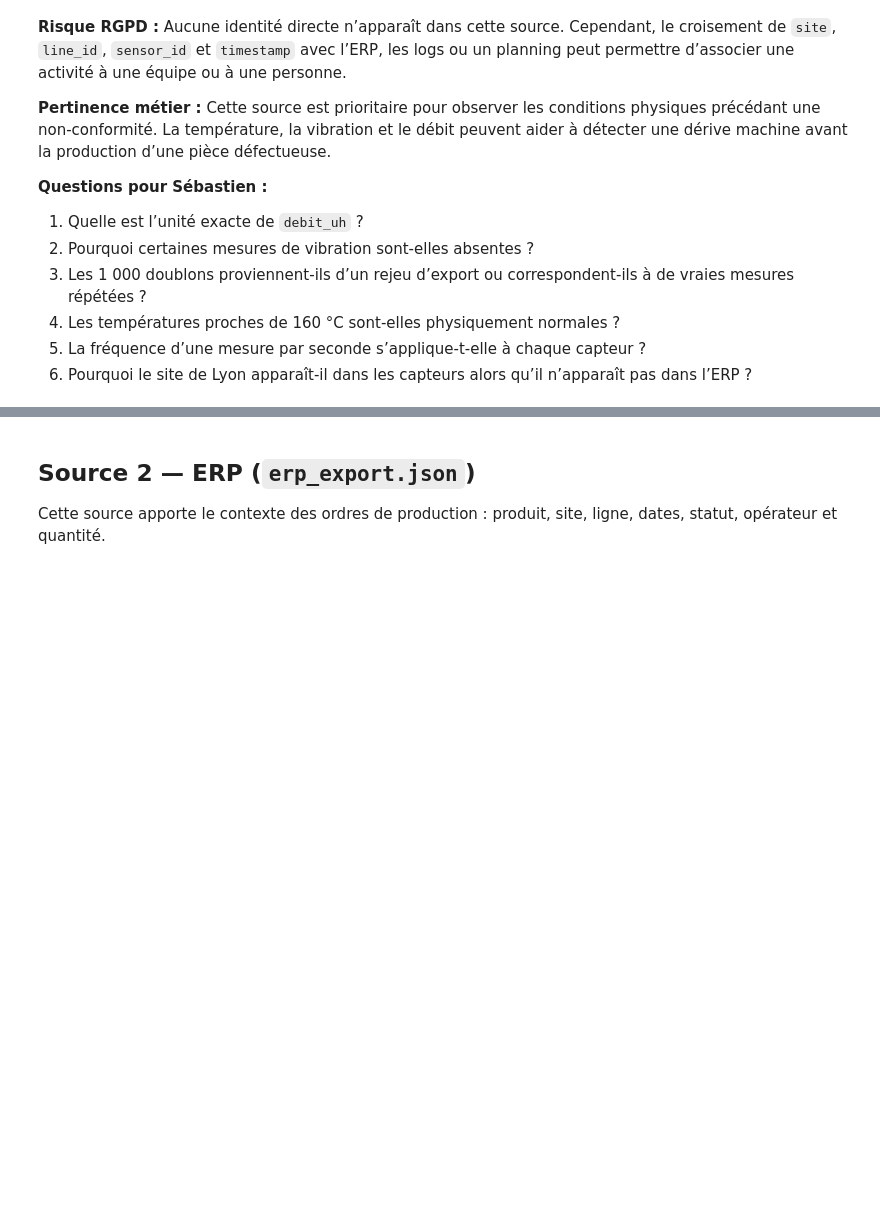
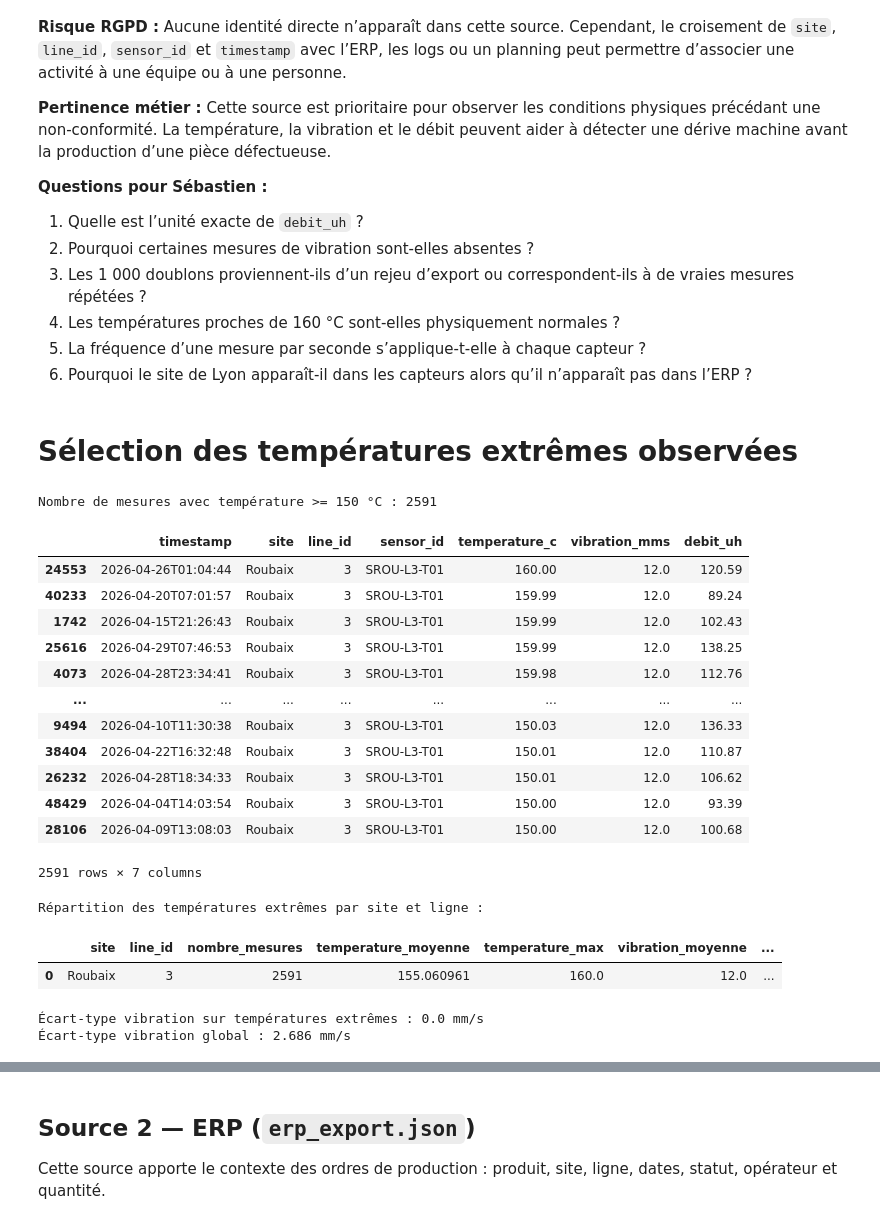
Before and after one commit to Nandodev-id/M3-B1-acerox-fernando, a Jupyter notebook: notebooks/M3-B1_template.ipynb, the cells around one changed output, grey strips where cells are left out. Saved outputs shown, nothing was run; the diff lists cells and outputs as text; code cells hidden in the pictures; blank space fills up the shorter version.

Commit message:
docs(exploration): validate sensor frequency and extreme values

```diff
--- a/notebooks/M3-B1_template.ipynb
+++ b/notebooks/M3-B1_template.ipynb
@@ -194,3 +194,74 @@ Cette source est prioritaire pour observer les conditions physiques précédant
 4. Les températures proches de 160 °C sont-elles physiquement normales ?
 5. La fréquence d’une mesure par seconde s’applique-t-elle à chaque capteur ?
 6. Pourquoi le site de Lyon apparaît-il dans les capteurs alors qu’il n’apparaît pas dans l’ERP ?
+# %% [markdown]
+# Sélection des températures extrêmes observées
+# %%
+extreme_iot = df_iot[df_iot["temperature_c"] >= 150].copy()
+
+print("Nombre de mesures avec température >= 150 °C :", len(extreme_iot))
+
+display(
+    extreme_iot[
+        [
+            "timestamp",
+            "site",
+            "line_id",
+            "sensor_id",
+            "temperature_c",
+            "vibration_mms",
+            "debit_uh",
+        ]
+    ].sort_values("temperature_c", ascending=False)
+)
+# %% [output]
+Nombre de mesures avec température >= 150 °C : 2591
+|  | timestamp | site | line_id | sensor_id | temperature_c | vibration_mms | debit_uh |
+| 24553 | 2026-04-26T01:04:44 | Roubaix | 3 | SROU-L3-T01 | 160.00 | 12.0 | 120.59 |
+| 40233 | 2026-04-20T07:01:57 | Roubaix | 3 | SROU-L3-T01 | 159.99 | 12.0 | 89.24 |
+| 1742 | 2026-04-15T21:26:43 | Roubaix | 3 | SROU-L3-T01 | 159.99 | 12.0 | 102.43 |
+| 25616 | 2026-04-29T07:46:53 | Roubaix | 3 | SROU-L3-T01 | 159.99 | 12.0 | 138.25 |
+| 4073 | 2026-04-28T23:34:41 | Roubaix | 3 | SROU-L3-T01 | 159.98 | 12.0 | 112.76 |
+| ... | ... | ... | ... | ... | ... | ... | ... |
+| 9494 | 2026-04-10T11:30:38 | Roubaix | 3 | SROU-L3-T01 | 150.03 | 12.0 | 136.33 |
+| 38404 | 2026-04-22T16:32:48 | Roubaix | 3 | SROU-L3-T01 | 150.01 | 12.0 | 110.87 |
+| 26232 | 2026-04-28T18:34:33 | Roubaix | 3 | SROU-L3-T01 | 150.01 | 12.0 | 106.62 |
+| 48429 | 2026-04-04T14:03:54 | Roubaix | 3 | SROU-L3-T01 | 150.00 | 12.0 | 93.39 |
+| 28106 | 2026-04-09T13:08:03 | Roubaix | 3 | SROU-L3-T01 | 150.00 | 12.0 | 100.68 |
+2591 rows × 7 columns
+# %%
+print("Répartition des températures extrêmes par site et ligne :")
+
+display(
+    extreme_iot.groupby(["site", "line_id"])
+    .agg(
+        nombre_mesures=("temperature_c", "size"),
+        temperature_moyenne=("temperature_c", "mean"),
+        temperature_max=("temperature_c", "max"),
+        vibration_moyenne=("vibration_mms", "mean"),
+        vibration_ecart_type=("vibration_mms", "std"),
+    )
+    .reset_index()
+)
+# %% [output]
+Répartition des températures extrêmes par site et ligne :
+|  | site | line_id | nombre_mesures | temperature_moyenne | temperature_max | vibration_moyenne | ... |
+| 0 | Roubaix | 3 | 2591 | 155.060961 | 160.0 | 12.0 | ... |
+# %%
+std_vibration_extreme = extreme_iot["vibration_mms"].std()
+std_vibration_global = df_iot["vibration_mms"].std()
+
+print(
+    "Écart-type vibration sur températures extrêmes :",
+    round(std_vibration_extreme, 3),
+    "mm/s",
+)
+
+print(
+    "Écart-type vibration global :",
+    round(std_vibration_global, 3),
+    "mm/s",
+)
+# %% [output]
+Écart-type vibration sur températures extrêmes : 0.0 mm/s
+Écart-type vibration global : 2.686 mm/s
```
Also changed, not shown: parts of 3 cells of this notebook.
